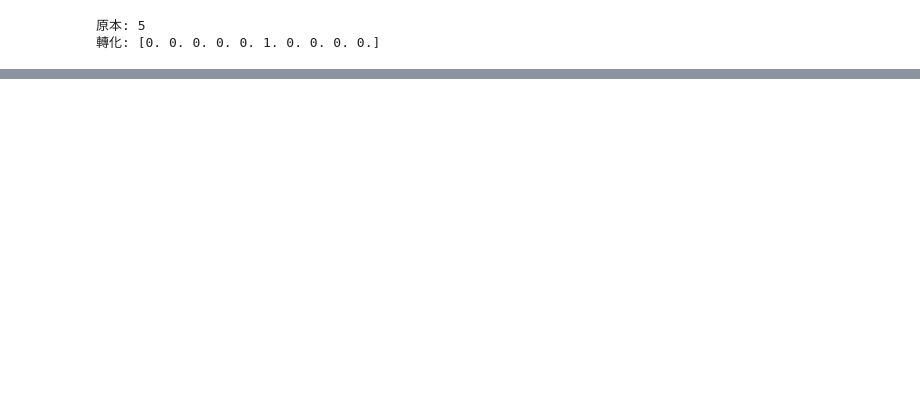
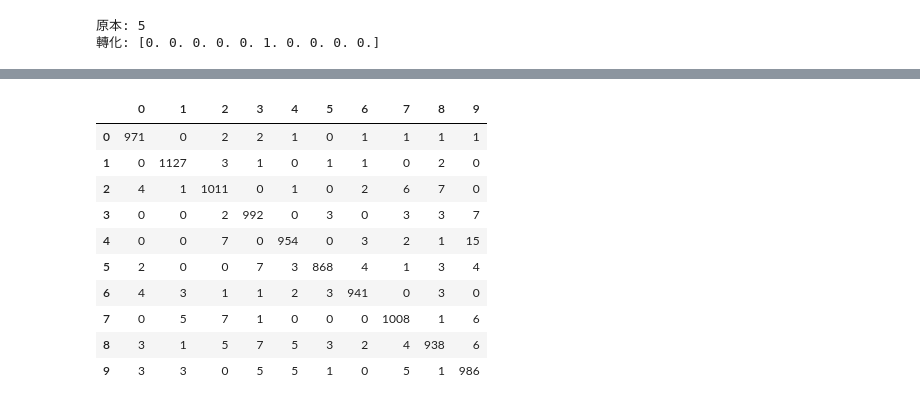
Before and after one commit to grand-coder/ML520, a Jupyter notebook: MLP.ipynb, the cells around one changed output, grey strips where cells are left out. Drawn from its saved outputs; the diff is of its cells as text; code cells hidden in the pictures; blank space fills up the shorter version.

```diff
--- a/MLP.ipynb
+++ b/MLP.ipynb
@@ -126,0 +127,17 @@ mlp.evaluate(x_test_reshape, y_test_cat)
+# %%
+from sklearn.metrics import confusion_matrix
+import pandas as pd
+pre = mlp.predict_classes(x_test_reshape)
+pd.DataFrame(confusion_matrix(y_test, pre))
+# %% [output]
+|  | 0 | 1 | 2 | 3 | 4 | 5 | 6 | 7 | 8 | 9 |
+| 0 | 971 | 0 | 2 | 2 | 1 | 0 | 1 | 1 | 1 | 1 |
+| 1 | 0 | 1127 | 3 | 1 | 0 | 1 | 1 | 0 | 2 | 0 |
+| 2 | 4 | 1 | 1011 | 0 | 1 | 0 | 2 | 6 | 7 | 0 |
+| 3 | 0 | 0 | 2 | 992 | 0 | 3 | 0 | 3 | 3 | 7 |
+| 4 | 0 | 0 | 7 | 0 | 954 | 0 | 3 | 2 | 1 | 15 |
+| 5 | 2 | 0 | 0 | 7 | 3 | 868 | 4 | 1 | 3 | 4 |
+| 6 | 4 | 3 | 1 | 1 | 2 | 3 | 941 | 0 | 3 | 0 |
+| 7 | 0 | 5 | 7 | 1 | 0 | 0 | 0 | 1008 | 1 | 6 |
+| 8 | 3 | 1 | 5 | 7 | 5 | 3 | 2 | 4 | 938 | 6 |
+| 9 | 3 | 3 | 0 | 5 | 5 | 1 | 0 | 5 | 1 | 986 |
```
Also changed, not shown: parts of 5 cells of this notebook.
